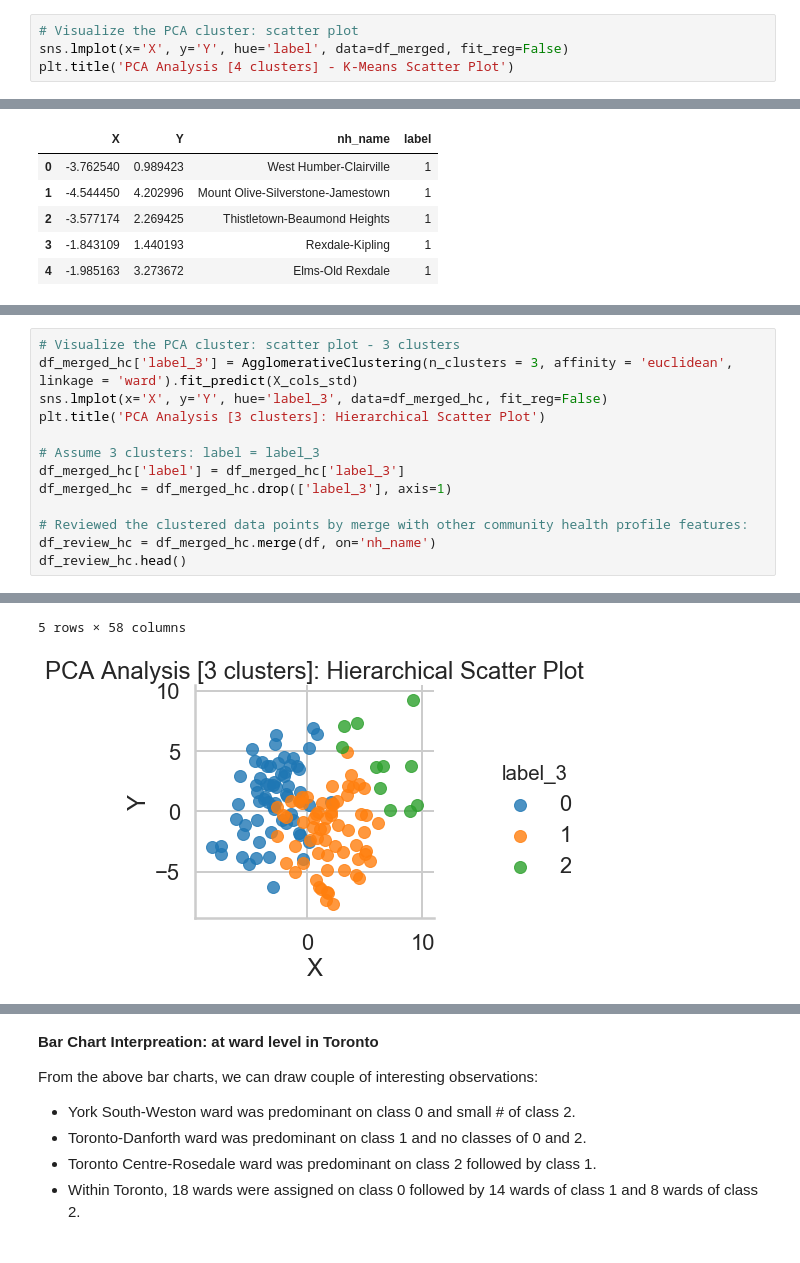
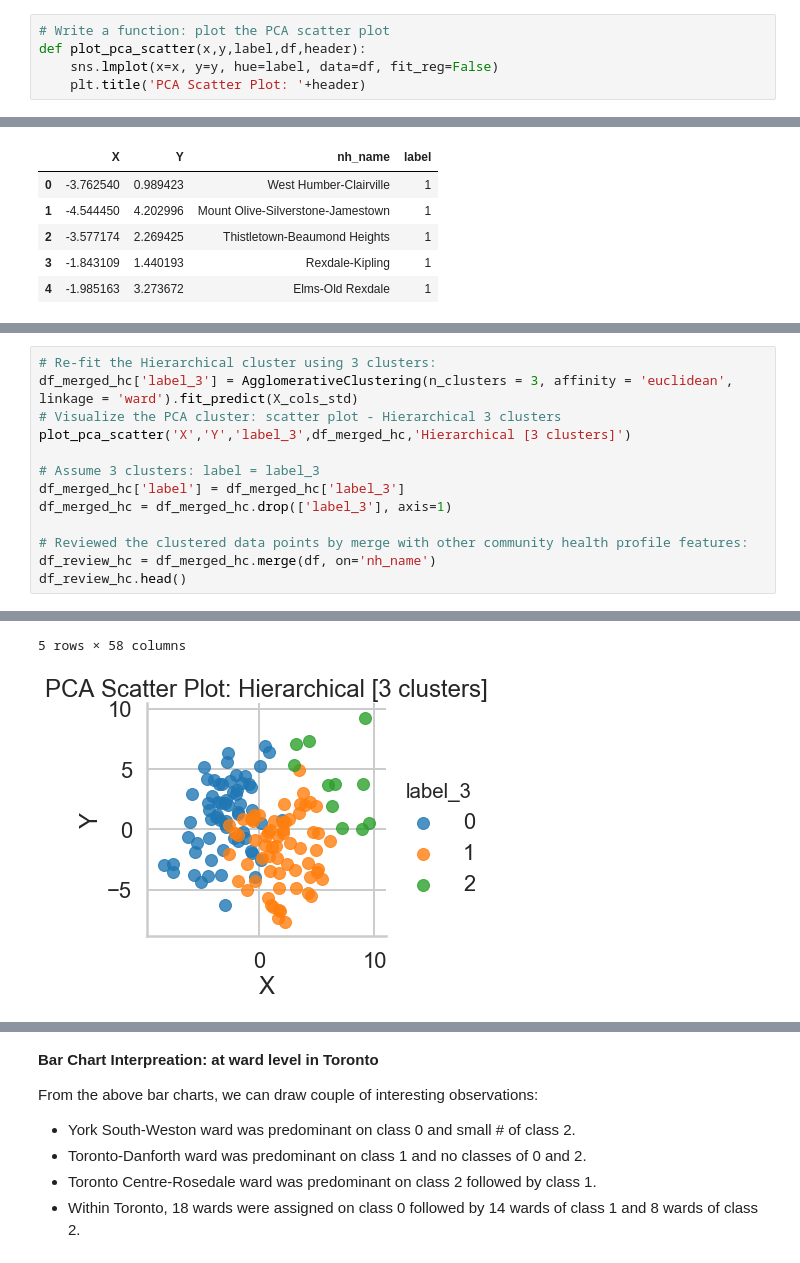
Before and after one commit to yoots88/portfolio, a Jupyter notebook: p5_community_health_profile/p5_community_health_profile.ipynb, the cells around one changed output, grey strips where cells are left out. Drawn from its saved outputs; the diff is of its cells as text.

```diff
--- a/p5_community_health_profile/p5_community_health_profile.ipynb
+++ b/p5_community_health_profile/p5_community_health_profile.ipynb
@@ -403,6 +403,7 @@ df_merged.head()
 | 3 | -1.843109 | 1.440193 | Rexdale-Kipling | 0 |
 | 4 | -1.985163 | 3.273672 | Elms-Old Rexdale | 0 |
 # %%
-# Visualize the PCA cluster: scatter plot
-sns.lmplot(x='X', y='Y', hue='label', data=df_merged, fit_reg=False)
-plt.title('PCA Analysis [4 clusters] - K-Means Scatter Plot')
+# Write a function: plot the PCA scatter plot
+def plot_pca_scatter(x,y,label,df,header):
+    sns.lmplot(x=x, y=y, hue=label, data=df, fit_reg=False)
+    plt.title('PCA Scatter Plot: '+header)
@@ -461,22 +462,22 @@ Text(0.5,1,'PCA Analysis [4 clusters] - Hierarchical Scatter Plot')
 # %%
-# Visualize the PCA cluster: scatter plot - 3 clusters
+# Re-fit the Hierarchical cluster using 3 clusters:
 df_merged_hc['label_3'] = AgglomerativeClustering(n_clusters = 3, affinity = 'euclidean', linkage = 'ward').fit_predict(X_cols_std)
-sns.lmplot(x='X', y='Y', hue='label_3', data=df_merged_hc, fit_reg=False)
-plt.title('PCA Analysis [3 clusters]: Hierarchical Scatter Plot')
+# Visualize the PCA cluster: scatter plot - Hierarchical 3 clusters
+plot_pca_scatter('X','Y','label_3',df_merged_hc,'Hierarchical [3 clusters]')
 
 # Assume 3 clusters: label = label_3
 df_merged_hc['label'] = df_merged_hc['label_3']
 df_merged_hc = df_merged_hc.drop(['label_3'], axis=1)
 
 # Reviewed the clustered data points by merge with other community health profile features:
 df_review_hc = df_merged_hc.merge(df, on='nh_name')
 df_review_hc.head()
 # %% [output]
 |  | X | Y | nh_name | label | nh_id | ward_id | ward_name | demo_pct_males | demo_pct_females | ... |
 | 0 | -3.762540 | 0.989423 | West Humber-Clairville | 0 | 1 | 2 | Etobicoke North | 0.505515 | 0.494485 | ... |
 | 1 | -4.544450 | 4.202996 | Mount Olive-Silverstone-Jamestown | 0 | 2 | 1 | Etobicoke North | 0.490776 | 0.509224 | ... |
 | 2 | -3.577174 | 2.269425 | Thistletown-Beaumond Heights | 0 | 3 | 1 | Etobicoke North | 0.495343 | 0.504657 | ... |
 | 3 | -1.843109 | 1.440193 | Rexdale-Kipling | 0 | 4 | 2 | Etobicoke North | 0.489285 | 0.510715 | ... |
 | 4 | -1.985163 | 3.273672 | Elms-Old Rexdale | 0 | 5 | 2 | Etobicoke North | 0.492390 | 0.507610 | ... |
 5 rows × 58 columns
-[figure, old version]
+[figure, new version]
```
Also changed, not shown: parts of 14 cells of this notebook.
